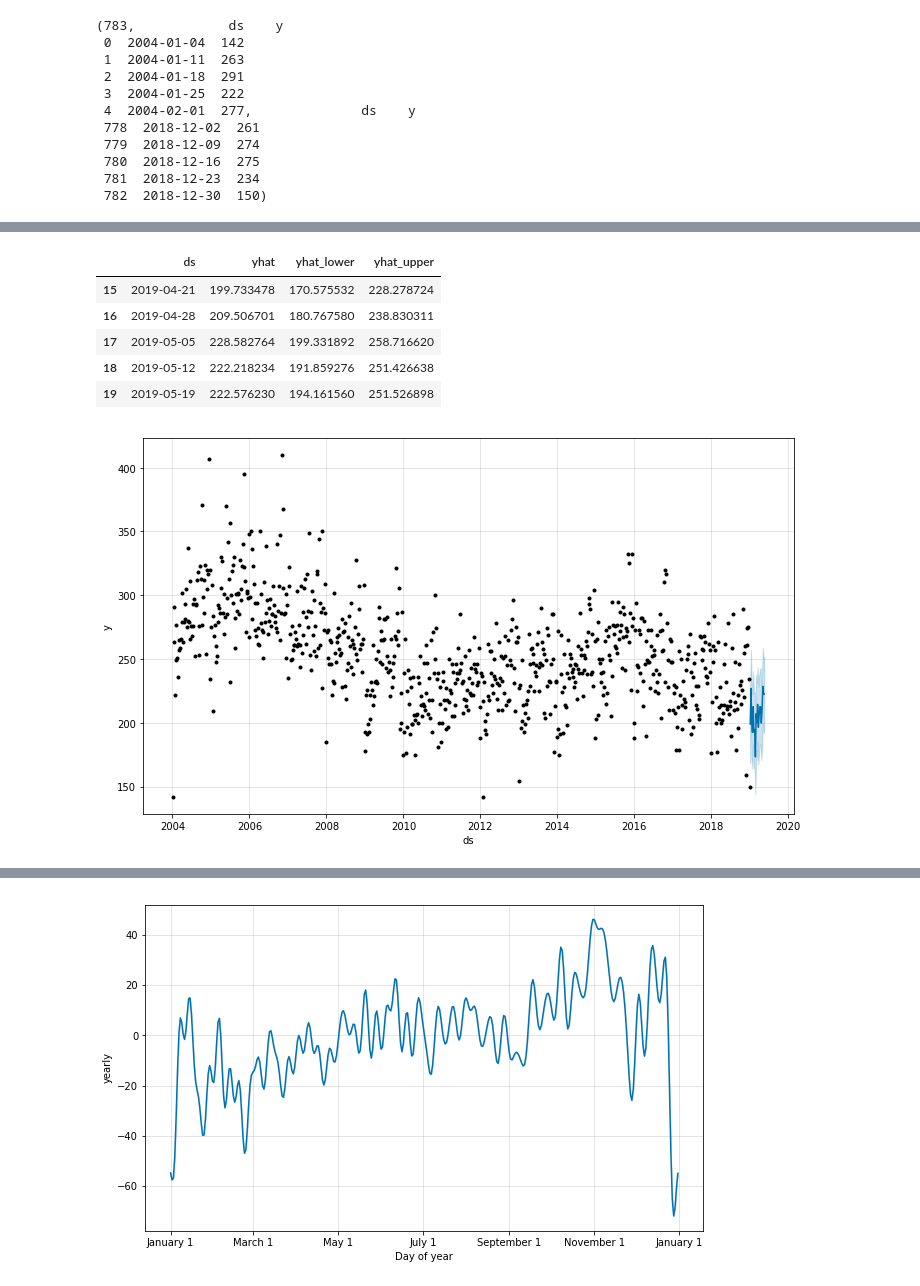
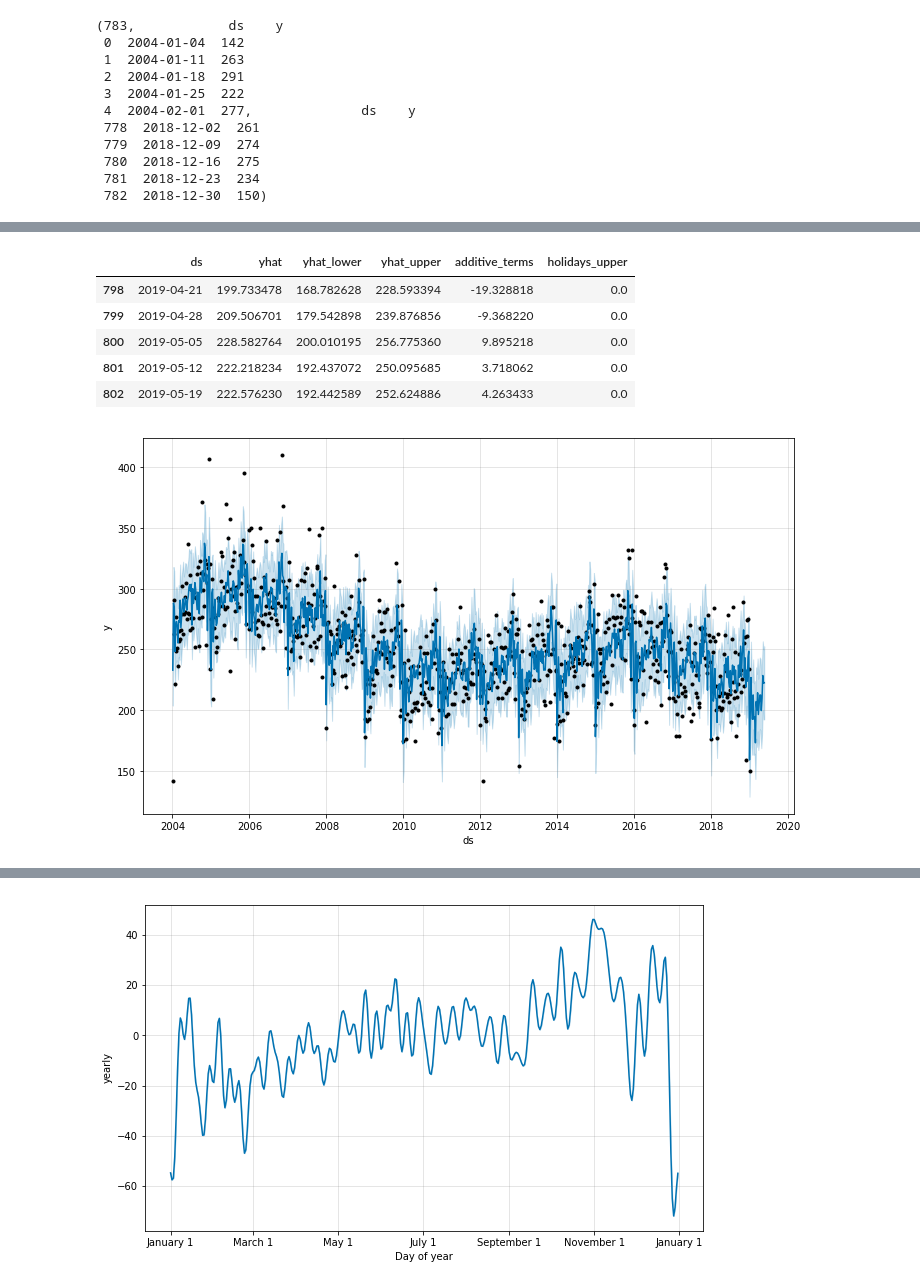
Before and after one commit to franzmornau/Traffic-Accident-Hotspots-and-Patterns, a Jupyter notebook: predictive_modeling/Prophet/pred6_19.ipynb, the cells around one changed output, grey strips where cells are left out. Cells and saved outputs as stored; diff of their text form; code cells hidden in the pictures.

```diff
--- a/predictive_modeling/Prophet/pred6_19.ipynb
+++ b/predictive_modeling/Prophet/pred6_19.ipynb
@@ -31,5 +43,5 @@ INFO:fbprophet:Disabling daily seasonality. Run prophet with daily_seasonality=T
 # %%
-future = m.make_future_dataframe(periods=20,freq='W',include_history=False)
+future = m.make_future_dataframe(periods=20,freq='W',include_history=True)
 future.head(2)
 # %% [output]
 |  | ds |
@@ -60,16 +71,16 @@ forecast
 # %%
-forecast[['ds', 'yhat', 'yhat_lower', 'yhat_upper']].tail()
+forecast[['ds', 'yhat', 'yhat_lower', 'yhat_upper', 'additive_terms','holidays_upper']].tail()
 # %% [output]
-|  | ds | yhat | yhat_lower | yhat_upper |
-| 15 | 2019-04-21 | 199.733478 | 170.575532 | 228.278724 |
-| 16 | 2019-04-28 | 209.506701 | 180.767580 | 238.830311 |
-| 17 | 2019-05-05 | 228.582764 | 199.331892 | 258.716620 |
-| 18 | 2019-05-12 | 222.218234 | 191.859276 | 251.426638 |
-| 19 | 2019-05-19 | 222.576230 | 194.161560 | 251.526898 |
+|  | ds | yhat | yhat_lower | yhat_upper | additive_terms | holidays_upper |
+| 798 | 2019-04-21 | 199.733478 | 168.782628 | 228.593394 | -19.328818 | 0.0 |
+| 799 | 2019-04-28 | 209.506701 | 179.542898 | 239.876856 | -9.368220 | 0.0 |
+| 800 | 2019-05-05 | 228.582764 | 200.010195 | 256.775360 | 9.895218 | 0.0 |
+| 801 | 2019-05-12 | 222.218234 | 192.437072 | 250.095685 | 3.718062 | 0.0 |
+| 802 | 2019-05-19 | 222.576230 | 192.442589 | 252.624886 | 4.263433 | 0.0 |
 # %%
 fig1 = m.plot(forecast)
 # %% [output]
-[figure, old version]
+[figure, new version]
 # %%
 fig2 = m.plot_components(forecast)
 # %% [output]
```
Also changed, not shown: parts of 23 cells of this notebook, 4 other files.
